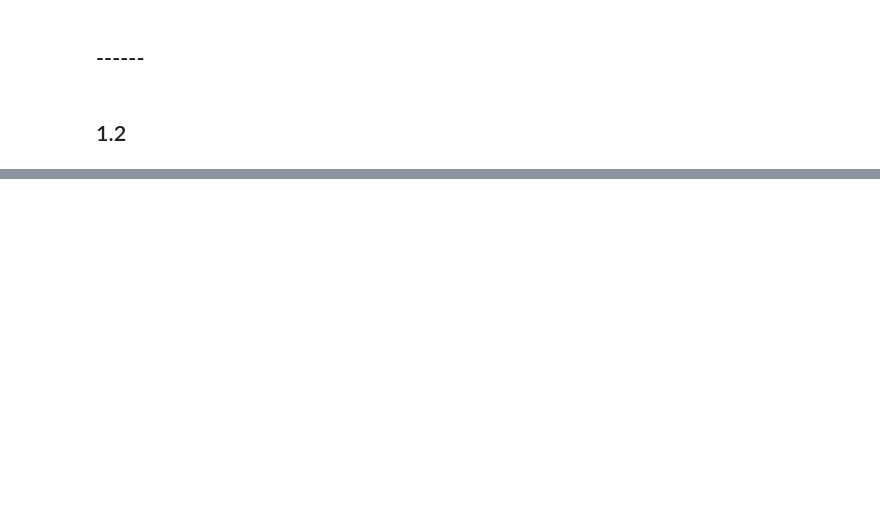
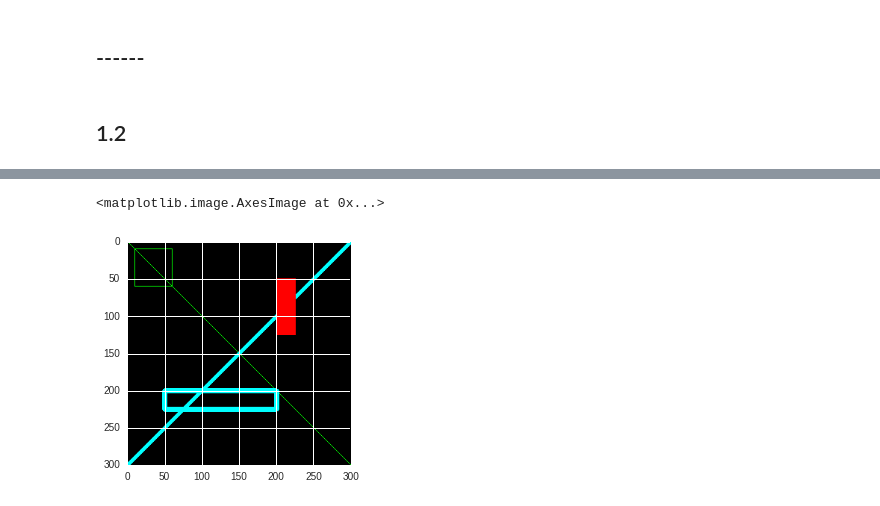
Before and after one commit to YaroslavSchubert/pyimagegurus, a Jupyter notebook: pyimagegurus.ipynb, the cells around one changed output, grey strips where cells are left out. Saved outputs shown, nothing was run; the diff lists cells and outputs as text; code cells hidden in the pictures; blank space fills up the shorter version.

```diff
--- a/pyimagegurus.ipynb
+++ b/pyimagegurus.ipynb
@@ -77,0 +171,5 @@ channels: 3
+# %%
+plt.imshow(canvas)
+# %% [output]
+<matplotlib.image.AxesImage at 0x...>
+[figure, added]
```
Also changed, not shown: parts of 17 cells of this notebook, 1 other file.
